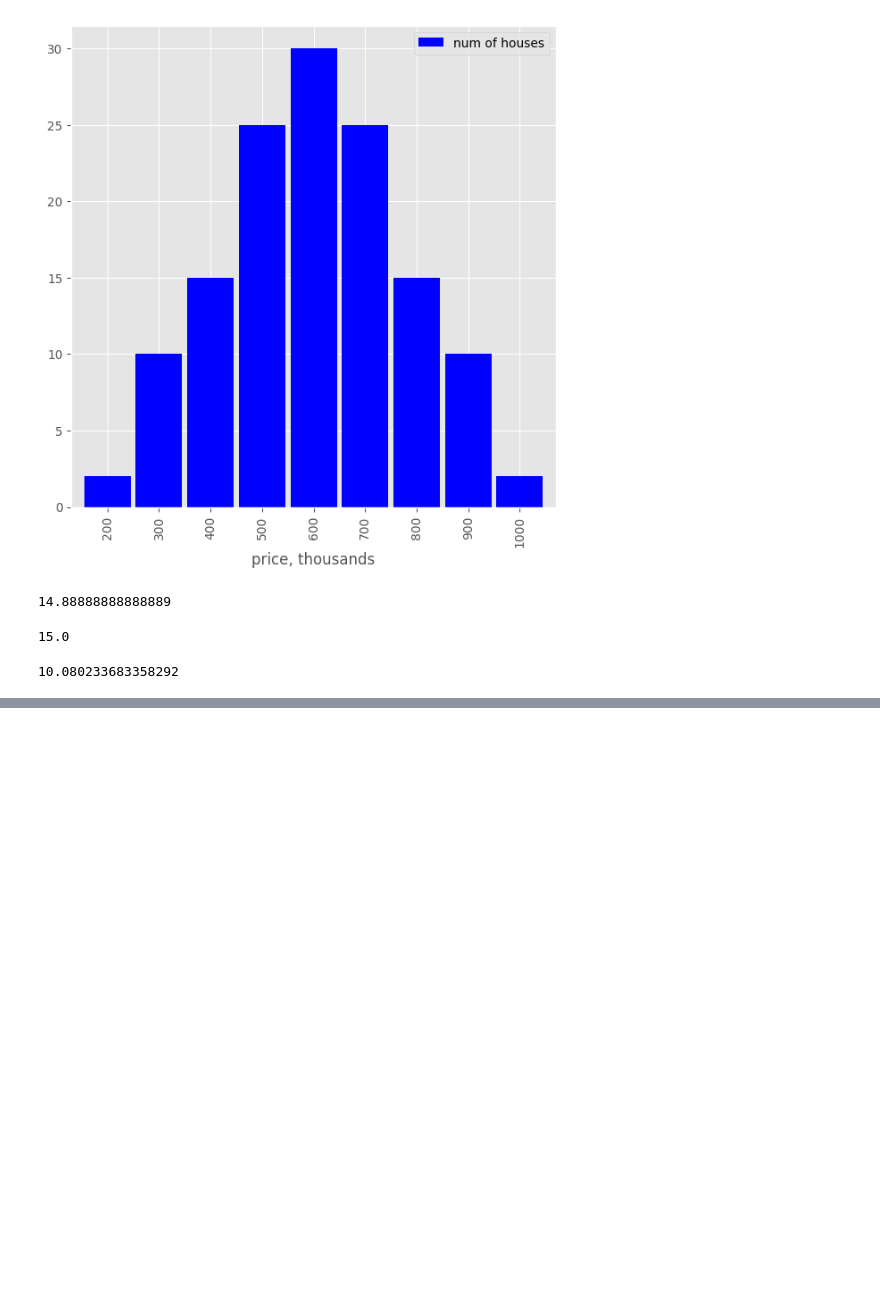
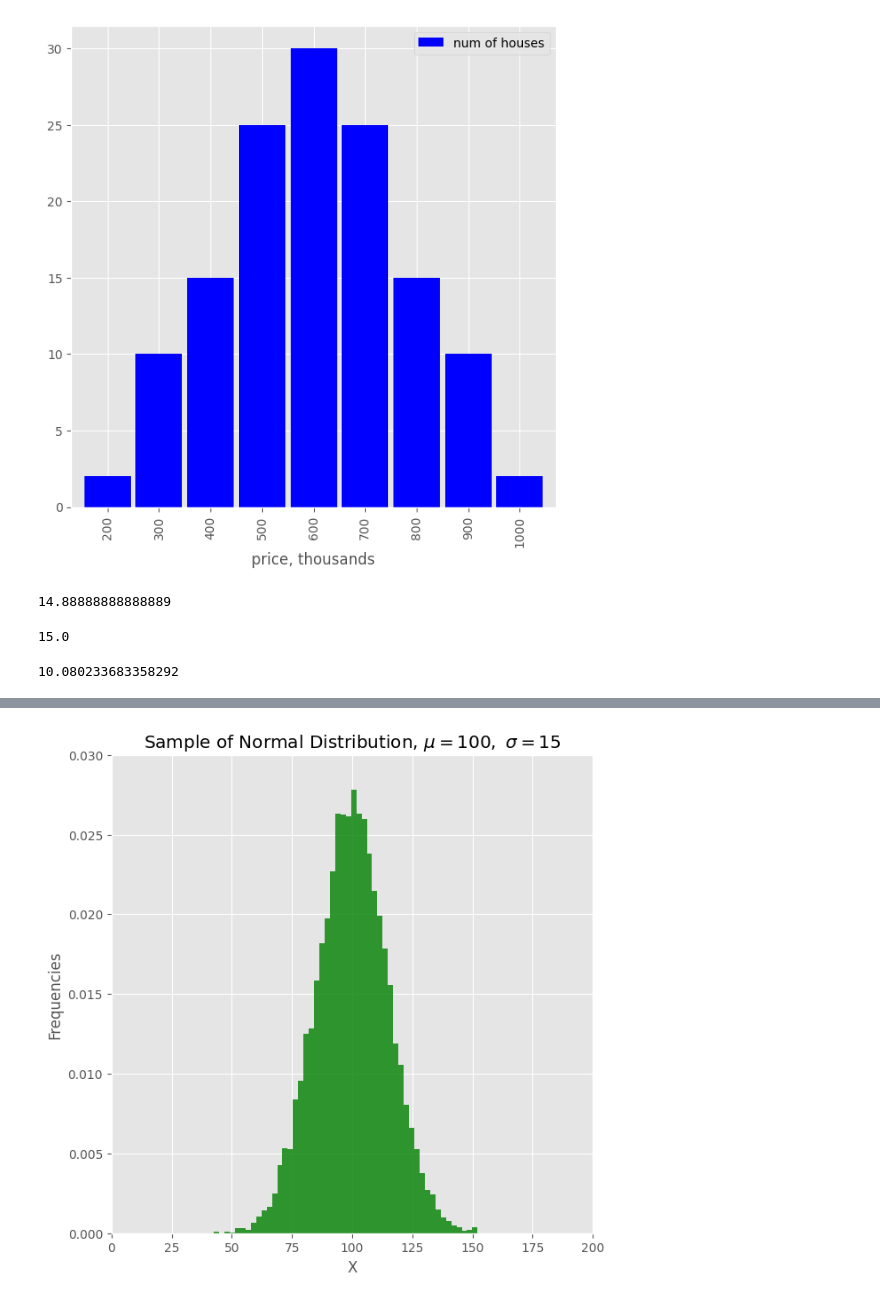
Before and after one commit to IgaMeddie/Descr_stat_-_viz, a Jupyter notebook: learnt 06-01.ipynb, the cells around one changed output, grey strips where cells are left out. Cells and saved outputs as stored; diff of their text form; code cells hidden in the pictures; blank space fills up the shorter version.

```diff
--- a/learnt 06-01.ipynb
+++ b/learnt 06-01.ipynb
@@ -120,0 +131,19 @@ houses['num of houses'].std()
+# %%
+mu = 100  # mean of distribution
+sigma = 15 # standard deviation of distribution
+
+# Creating an array of 10,000 random numbers with 0 mean and St Dev of 1
+# x is a random variable with mean value of 'mu' and St Dev of 'sigma'
+x = mu + sigma * np.random.randn(10000) #qn: Why add and multiply? What's this formula
+
+num_bins = 50  # number of bins to create
+
+# the histogram of the data
+n, bins, patches = plt.hist(x, num_bins, density=1, facecolor= 'green', alpha=0.8)
+plt.xlabel('X')
+plt.axis([0, 200, 0, 0.03])
+plt.ylabel('Frequencies')
+plt.title("Sample of Normal Distribution, " + "$\mu=100,\ \sigma=15$")
+plt.show()
+# %% [output]
+[figure, added]
```
Also changed, not shown: parts of 13 cells of this notebook.
